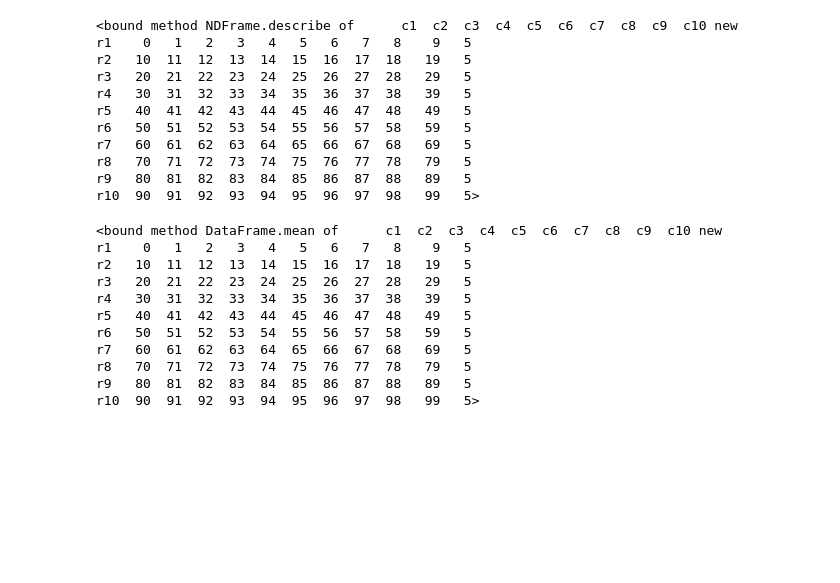
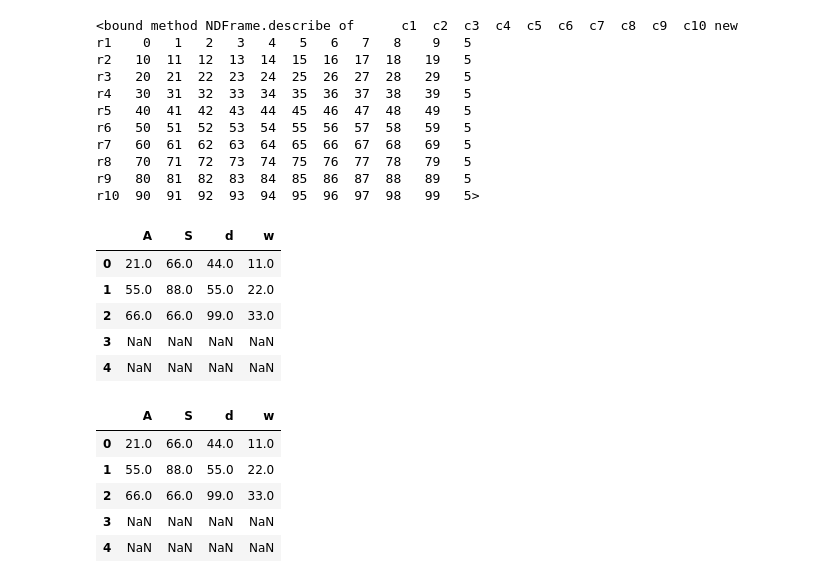
Before and after one commit to mdsamim1992hatia-cell/BMI-CAL, a Jupyter notebook: Untitled63.ipynb, the cells around one changed output. Drawn from its saved outputs; the diff is of its cells as text; code cells hidden in the pictures; blank space fills up the shorter version.

```diff
--- a/Untitled63.ipynb
+++ b/Untitled63.ipynb
@@ -91,15 +91,11 @@ r9   80  81  82  83  84  85  86  87  88   89   5
 r10  90  91  92  93  94  95  96  97  98   99   5>
 # %%
 df.mean
+df
 # %% [output]
-<bound method DataFrame.mean of      c1  c2  c3  c4  c5  c6  c7  c8  c9  c10 new
-r1    0   1   2   3   4   5   6   7   8    9   5
-r2   10  11  12  13  14  15  16  17  18   19   5
-r3   20  21  22  23  24  25  26  27  28   29   5
-r4   30  31  32  33  34  35  36  37  38   39   5
-r5   40  41  42  43  44  45  46  47  48   49   5
-r6   50  51  52  53  54  55  56  57  58   59   5
-r7   60  61  62  63  64  65  66  67  68   69   5
-r8   70  71  72  73  74  75  76  77  78   79   5
-r9   80  81  82  83  84  85  86  87  88   89   5
-r10  90  91  92  93  94  95  96  97  98   99   5>
+|  | A | S | d | w |
+| 0 | 21.0 | 66.0 | 44.0 | 11.0 |
+| 1 | 55.0 | 88.0 | 55.0 | 22.0 |
+| 2 | 66.0 | 66.0 | 99.0 | 33.0 |
+| 3 | NaN | NaN | NaN | NaN |
+| 4 | NaN | NaN | NaN | NaN |
@@ -105,0 +105,16 @@ r10  90  91  92  93  94  95  96  97  98   99   5>
+# %%
+data={
+    "A":[21,55,66,np.nan,np.nan],
+    "S":[66,88,66,np.nan,np.nan],
+    "d":[44,55,99,np.nan,np.nan],
+    "w":[11,22,33,np.nan,np.nan]
+}
+df=pd.DataFrame(data)
+df
+# %% [output]
+|  | A | S | d | w |
+| 0 | 21.0 | 66.0 | 44.0 | 11.0 |
+| 1 | 55.0 | 88.0 | 55.0 | 22.0 |
+| 2 | 66.0 | 66.0 | 99.0 | 33.0 |
+| 3 | NaN | NaN | NaN | NaN |
+| 4 | NaN | NaN | NaN | NaN |
```
Also changed, not shown: parts of 16 cells of this notebook.
